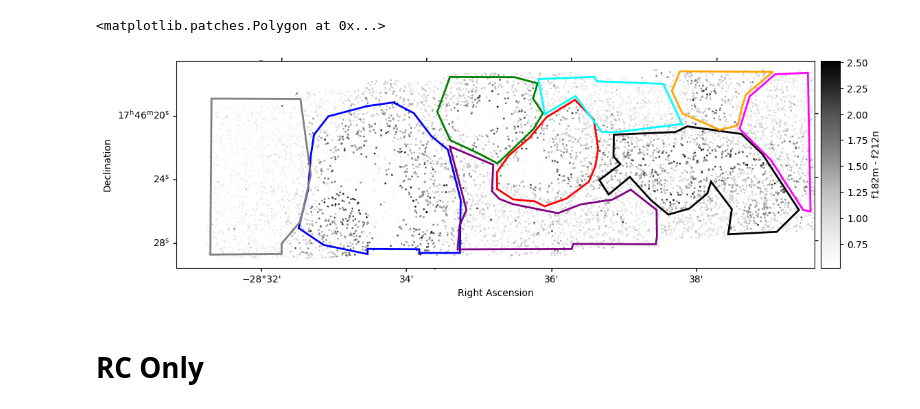
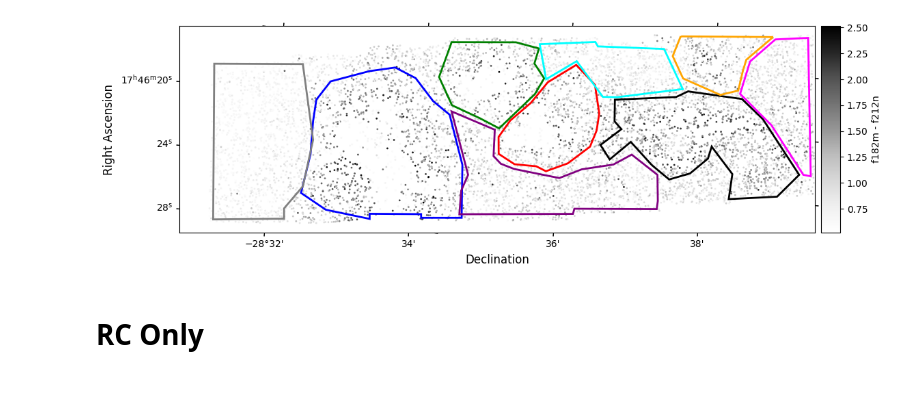
Before and after one commit to SpacialTree/dustridge-cd, a Jupyter notebook: notebooks/dustridge_analysis.ipynb, the cells around one changed output. Saved outputs shown, nothing was run; the diff lists cells and outputs as text; code cells hidden in the pictures.

```diff
--- a/notebooks/dustridge_analysis.ipynb
+++ b/notebooks/dustridge_analysis.ipynb
@@ -17,6 +17,8 @@ import smart_plotters.co_ice as co_map
 from smart_plotters import cmd_plot
 # %%
 cat_use = make_cat_use()
+cat_use.catalog['Av'] = cat_use.get_Av('f182m', 'f212n')
+cat_use.catalog['N(CO)'] = co_map.get_co_ice_column(cat_use, cat_use.catalog['Av'], ext=CT06_MWGC(), ref_band='f405n')
 # %%
 def get_rc_sel_mask(cat):
     x = np.linspace(0, 2.5, 10)
@@ -61,23 +63,26 @@ reg_c_s = Regions.read('/orange/adamginsburg/jwst/cloudc/lactea-filament/lactea-
 # %%
 fig = plt.figure(figsize=(12,8))
 ax = plt.subplot(projection=ww)
 ax.imshow(nanfield)
 cat_rc.plot_position(s=1, c=cat_rc.color('f182m', 'f212n'), cmap='Greys', transform=ax.get_transform('world'))
 cax = ax.inset_axes([1.01, 0., 0.03, 1])
 plt.colorbar(ax.collections[0], cax=cax, orientation='vertical', label='f182m - f212n')
 
 reg_f[0].to_pixel(ww).plot(ax=ax, edgecolor='k', facecolor='none', lw=2)
 reg_c1[0].to_pixel(ww).plot(ax=ax, edgecolor='r', facecolor='none', lw=2)
 reg_c2[0].to_pixel(ww).plot(ax=ax, edgecolor='g', facecolor='none', lw=2)
 reg_d[0].to_pixel(ww).plot(ax=ax, edgecolor='b', facecolor='none', lw=2)
 reg_b[0].to_pixel(ww).plot(ax=ax, edgecolor='orange', facecolor='none', lw=2)
 reg_fil_r[0].to_pixel(ww).plot(ax=ax, edgecolor='magenta', facecolor='none', lw=2)
 reg_left_cd[0].to_pixel(ww).plot(ax=ax, edgecolor='grey', facecolor='none', lw=2)
 reg_c_s[0].to_pixel(ww).plot(ax=ax, edgecolor='purple', facecolor='none', lw=2)
 reg_c_n[0].to_pixel(ww).plot(ax=ax, edgecolor='cyan', facecolor='none', lw=2)
+
+plt.xlabel('Declination', fontsize=12)
+plt.ylabel('Right Ascension', fontsize=12)
+plt.show()
 # %% [output]
-<matplotlib.patches.Polygon at 0x...>
-[figure, old version]
+[figure, new version]
 # %% [markdown]
 # RC Only
 # %%
```
Also changed, not shown: parts of 2 cells of this notebook.
